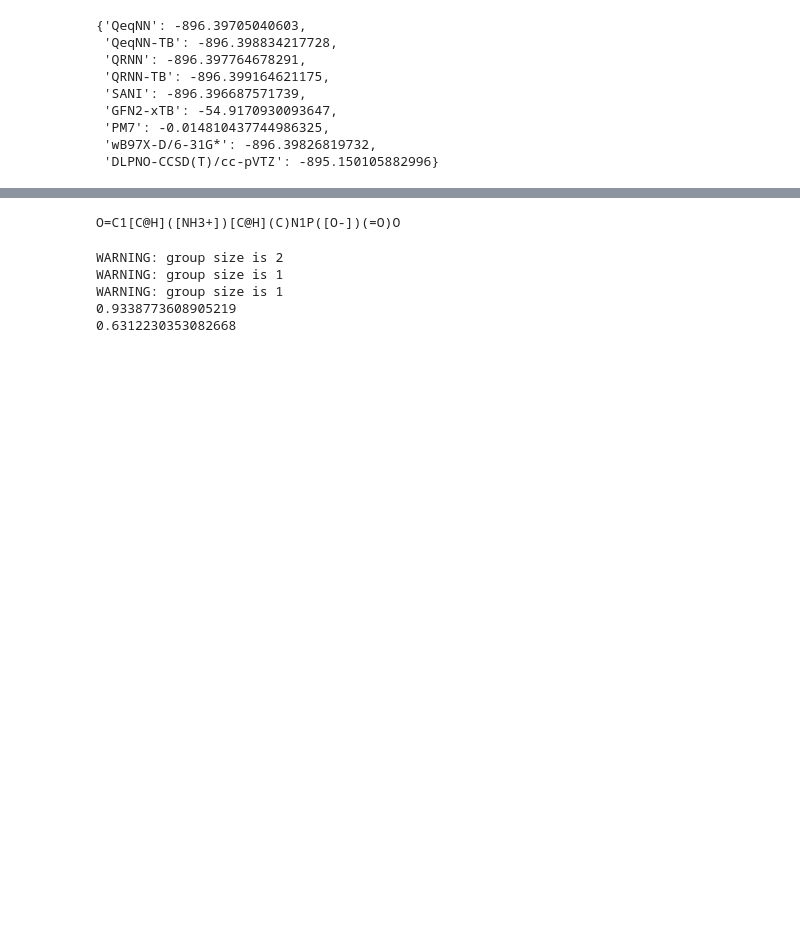
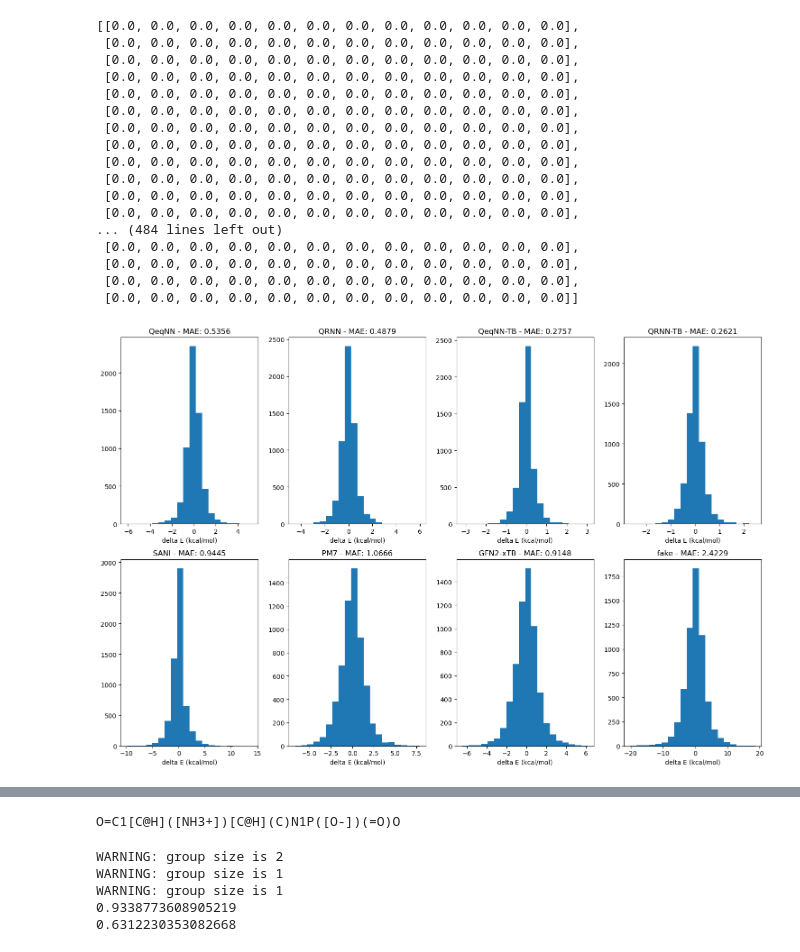
Before and after one commit to WangXinyan940/schrodinger-nnp-benchmark, a Jupyter notebook: test.ipynb, the cells around one changed output, grey strips where cells are left out. Saved outputs shown, nothing was run; the diff lists cells and outputs as text; code cells hidden in the pictures; blank space fills up the shorter version.

```diff
--- a/test.ipynb
+++ b/test.ipynb
@@ -185,12 +296,21 @@ hu = [i for i in hu if i.charge == 0]
-# %%
-hu[0].energies
-# %% [output]
-{'QeqNN': -896.39705040603,
- 'QeqNN-TB': -896.398834217728,
- 'QRNN': -896.397764678291,
- 'QRNN-TB': -896.399164621175,
- 'SANI': -896.396687571739,
- 'GFN2-xTB': -54.9170930093647,
- 'PM7': -0.014810437744986325,
- 'wB97X-D/6-31G*': -896.39826819732,
- 'DLPNO-CCSD(T)/cc-pVTZ': -895.150105882996}
+# %%
+compute_rotamer(calculator=calc, name="fake")
+# %% [output]
+[[0.0, 0.0, 0.0, 0.0, 0.0, 0.0, 0.0, 0.0, 0.0, 0.0, 0.0, 0.0],
+ [0.0, 0.0, 0.0, 0.0, 0.0, 0.0, 0.0, 0.0, 0.0, 0.0, 0.0, 0.0],
+ [0.0, 0.0, 0.0, 0.0, 0.0, 0.0, 0.0, 0.0, 0.0, 0.0, 0.0, 0.0],
+ [0.0, 0.0, 0.0, 0.0, 0.0, 0.0, 0.0, 0.0, 0.0, 0.0, 0.0, 0.0],
+ [0.0, 0.0, 0.0, 0.0, 0.0, 0.0, 0.0, 0.0, 0.0, 0.0, 0.0, 0.0],
+ [0.0, 0.0, 0.0, 0.0, 0.0, 0.0, 0.0, 0.0, 0.0, 0.0, 0.0, 0.0],
+ [0.0, 0.0, 0.0, 0.0, 0.0, 0.0, 0.0, 0.0, 0.0, 0.0, 0.0, 0.0],
+ [0.0, 0.0, 0.0, 0.0, 0.0, 0.0, 0.0, 0.0, 0.0, 0.0, 0.0, 0.0],
+ [0.0, 0.0, 0.0, 0.0, 0.0, 0.0, 0.0, 0.0, 0.0, 0.0, 0.0, 0.0],
+ [0.0, 0.0, 0.0, 0.0, 0.0, 0.0, 0.0, 0.0, 0.0, 0.0, 0.0, 0.0],
+ [0.0, 0.0, 0.0, 0.0, 0.0, 0.0, 0.0, 0.0, 0.0, 0.0, 0.0, 0.0],
+ [0.0, 0.0, 0.0, 0.0, 0.0, 0.0, 0.0, 0.0, 0.0, 0.0, 0.0, 0.0],
+... (484 lines left out)
+ [0.0, 0.0, 0.0, 0.0, 0.0, 0.0, 0.0, 0.0, 0.0, 0.0, 0.0, 0.0],
+ [0.0, 0.0, 0.0, 0.0, 0.0, 0.0, 0.0, 0.0, 0.0, 0.0, 0.0, 0.0],
+ [0.0, 0.0, 0.0, 0.0, 0.0, 0.0, 0.0, 0.0, 0.0, 0.0, 0.0, 0.0],
+ [0.0, 0.0, 0.0, 0.0, 0.0, 0.0, 0.0, 0.0, 0.0, 0.0, 0.0, 0.0]]
+[figure, added]
```
Also changed, not shown: parts of 5 cells of this notebook, 1 other file.
